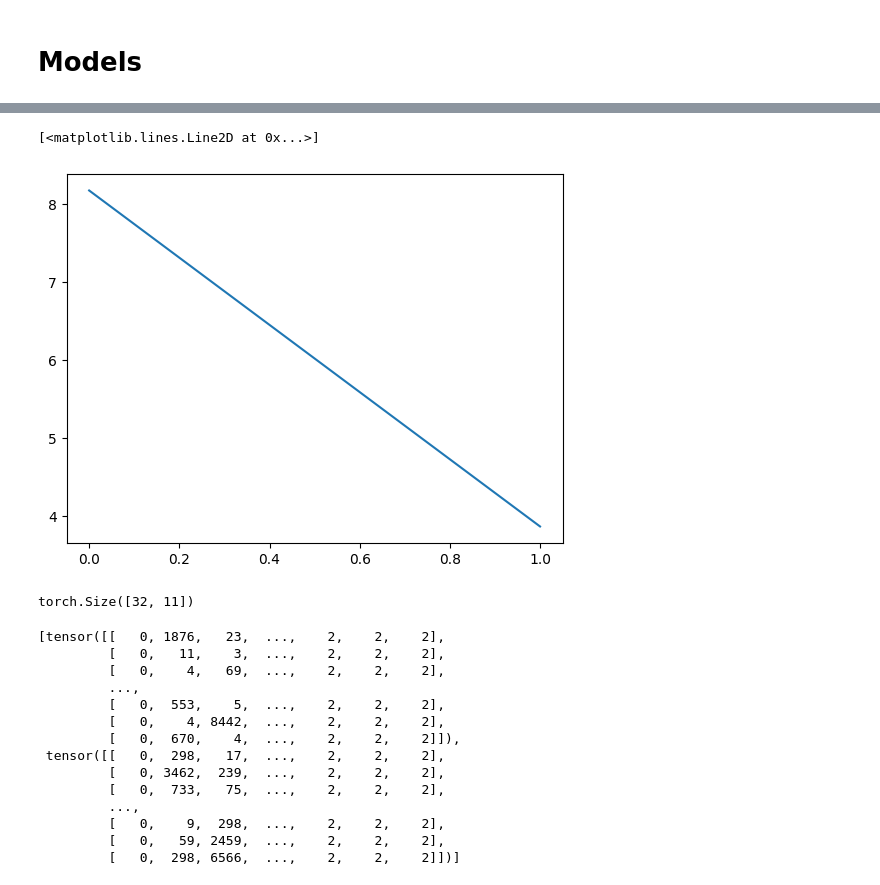
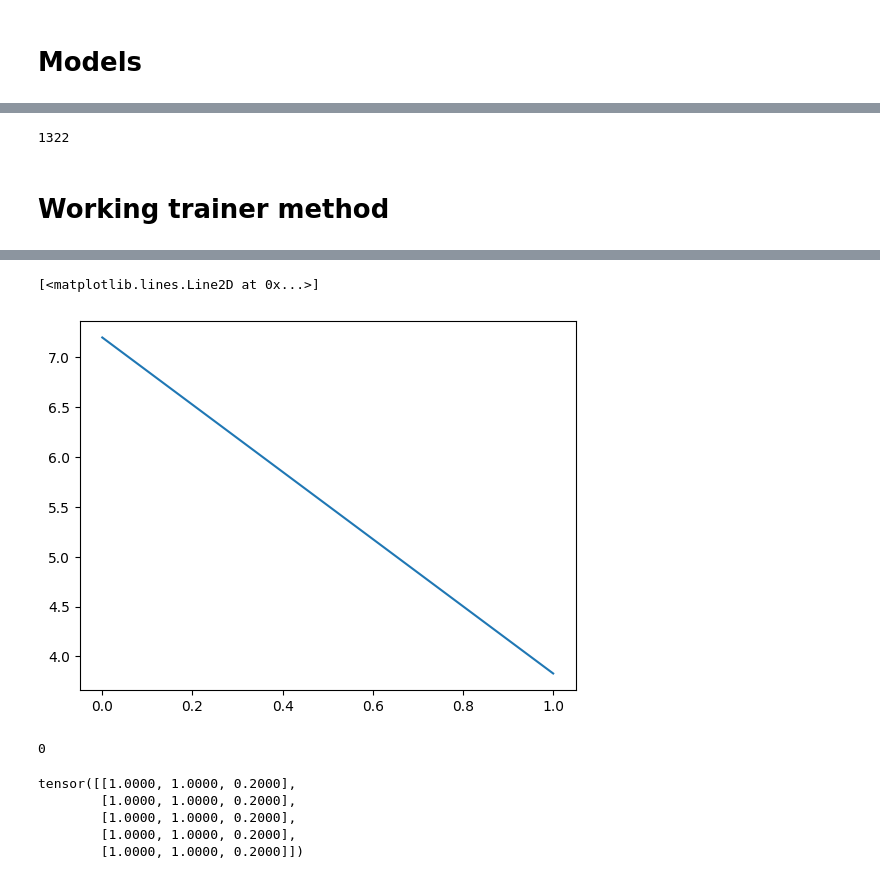
Before and after one commit to riyadhrazzaq/learntoask-paper-replication, a Jupyter notebook: learn2ask-encoder-decoder-split.ipynb, the cells around one changed output, grey strips where cells are left out. Cells and saved outputs as stored; diff of their text form; code cells hidden in the pictures.

Commit message:
training script is ready with few hiccups

```diff
--- a/learn2ask-encoder-decoder-split.ipynb
+++ b/learn2ask-encoder-decoder-split.ipynb
@@ -80,0 +73,17 @@ config = {"sentence_max_length": 150, "question_max_length": 50, "batch_size": 3
+# %%
+tokenizer = Tokenizer(vocab, pad_index, sos_index, eos_index)
+
+src_train_tensor = tokenizer.encode(src_train, max_seq=config["src_max_seq"])
+tgt_train_tensor = tokenizer.encode(
+    tgt_train, add_sos=True, add_eos=True, max_seq=config["tgt_max_seq"]
+)
+
+src_test_tensor = tokenizer.encode(src_test, max_seq=config["src_max_seq"])
+tgt_test_tensor = tokenizer.encode(
+    tgt_test, add_sos=True, add_eos=True, max_seq=config["tgt_max_seq"]
+)
+
+src_dev_tensor = tokenizer.encode(src_dev, max_seq=config["src_max_seq"])
+tgt_dev_tensor = tokenizer.encode(
+    tgt_dev, add_sos=True, add_eos=True, max_seq=config["tgt_max_seq"]
+)
@@ -168,6 +145,11 @@ train_ds = SentenceQuestionDataset(
+# %%
+train_ds = SentenceQuestionDataset(src_train_tensor, tgt_train_tensor)
+test_ds = SentenceQuestionDataset(src_test_tensor, tgt_train_tensor)
+dev_ds = SentenceQuestionDataset(src_dev_tensor, tgt_dev_tensor)
 # %%
 train_dl = DataLoader(train_ds, batch_size=config["batch_size"], shuffle=True)
 print(len(train_dl))
+dev_dl = DataLoader(dev_ds, batch_size=8, shuffle=False)
 # %% [output]
 2203
 # %% [markdown]
@@ -379,0 +241,10 @@ tensor([ 83,  17,  30, 111,  32])
+# %%
+i = 0
+for batch in dev_dl:
+    token_ids, _ = net.generate(batch[0], max_seq=config["tgt_max_seq"])
+    print(
+        tokenizer.decode(batch[1], keep_specials=False)[0],
+        tgt_dev[i : i + dev_dl.batch_size][0],
+    )
+    print()
+    i += dev_dl.batch_size
@@ -380,3 +270,9 @@ tensor([ 83,  17,  30, 111,  32])
+# %%
+len(dev_dl)
+# %% [output]
+1322
+# %% [markdown]
+# Working trainer method
 # %%
 def train_epoch(model, optimizer, max_step=float("inf")):
     criterion = nn.CrossEntropyLoss()
@@ -385,11 +281,11 @@ def train_epoch(model, optimizer, max_step=float("inf")):
 
     for step, data in enumerate(bar):
         optimizer.zero_grad()
-        logits, scores = model(data[0], data[1])
+        logits, scores = model(data[0], data[1][:, :-1])
         final_logits = torch.cat(logits, dim=0).view(
             logits[0].size(0), -1, logits[0].size(1)
         )
-        loss = criterion(final_logits.transpose(1, 2), data[1])
+        loss = criterion(final_logits.transpose(1, 2), data[1][:, 1:])
         bar.set_postfix(**{"loss": loss.item()})
 
         loss.backward()
@@ -429,23 +325,7 @@ epoch 2 loss 3.870549281438192
 [<matplotlib.lines.Line2D at 0x...>]
-[figure, old version]
+[figure, new version]
 # %%
-source = next(iter(train_dl))[0]
-torch.concat(model.generate(source)[0], dim=0).view(source.size(0), -1).shape
+source = next(iter(dev_dl))
-# %% [output]
-torch.Size([32, 11])
 # %%
+outputs = model.generate(source[0])[0]
+outputs = tokenizer.decode(outputs, keep_specials=False)
-# %% [output]
-[tensor([[   0, 1876,   23,  ...,    2,    2,    2],
-         [   0,   11,    3,  ...,    2,    2,    2],
-         [   0,    4,   69,  ...,    2,    2,    2],
-         ...,
-         [   0,  553,    5,  ...,    2,    2,    2],
-         [   0,    4, 8442,  ...,    2,    2,    2],
-         [   0,  670,    4,  ...,    2,    2,    2]]),
- tensor([[   0,  298,   17,  ...,    2,    2,    2],
-         [   0, 3462,  239,  ...,    2,    2,    2],
-         [   0,  733,   75,  ...,    2,    2,    2],
-         ...,
-         [   0,    9,  298,  ...,    2,    2,    2],
-         [   0,   59, 2459,  ...,    2,    2,    2],
-         [   0,  298, 6566,  ...,    2,    2,    2]])]
@@ -451,0 +334,14 @@ torch.Size([32, 11])
+# %%
+corpus_bleu(list_of_references=tgt_dev[0:8], hypotheses=outputs)
+# %% [output]
+0
+# %%
+a = torch.ones((5, 3))
+a[:, 2] = a[:, 2] / 5
+a[]
+# %% [output]
+tensor([[1.0000, 1.0000, 0.2000],
+        [1.0000, 1.0000, 0.2000],
+        [1.0000, 1.0000, 0.2000],
+        [1.0000, 1.0000, 0.2000],
+        [1.0000, 1.0000, 0.2000]])
```
Also changed, not shown: parts of 30 cells of this notebook, 9 other files.
